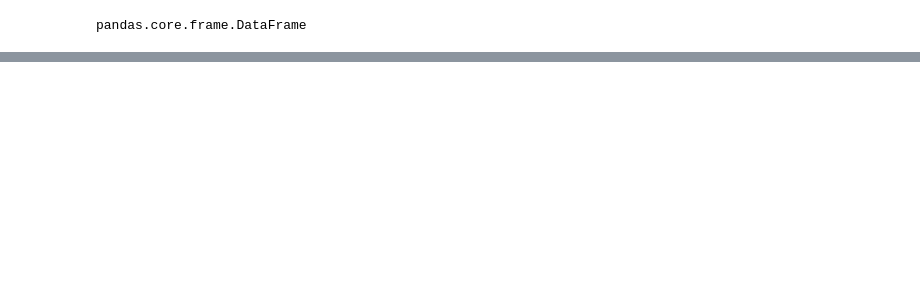
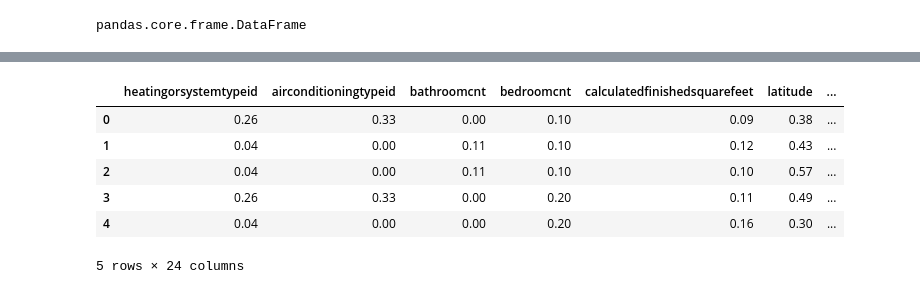
Before and after one commit to davidb-and-john/clustering-project, a Jupyter notebook: John/john_notebook.ipynb, the cells around one changed output, grey strips where cells are left out. Drawn from its saved outputs; the diff is of its cells as text; code cells hidden in the pictures; blank space fills up the shorter version.

```diff
--- a/John/john_notebook.ipynb
+++ b/John/john_notebook.ipynb
@@ -222,0 +219,10 @@ NameError: name 'sklearn' is not defined
+# %%
+train_scaled.head()
+# %% [output]
+|  | heatingorsystemtypeid | airconditioningtypeid | bathroomcnt | bedroomcnt | calculatedfinishedsquarefeet | latitude | ... |
+| 0 | 0.26 | 0.33 | 0.00 | 0.10 | 0.09 | 0.38 | ... |
+| 1 | 0.04 | 0.00 | 0.11 | 0.10 | 0.12 | 0.43 | ... |
+| 2 | 0.04 | 0.00 | 0.11 | 0.10 | 0.10 | 0.57 | ... |
+| 3 | 0.26 | 0.33 | 0.00 | 0.20 | 0.11 | 0.49 | ... |
+| 4 | 0.04 | 0.00 | 0.00 | 0.20 | 0.16 | 0.30 | ... |
+5 rows × 24 columns
```
Also changed, not shown: parts of 20 cells of this notebook, 2 other files.
